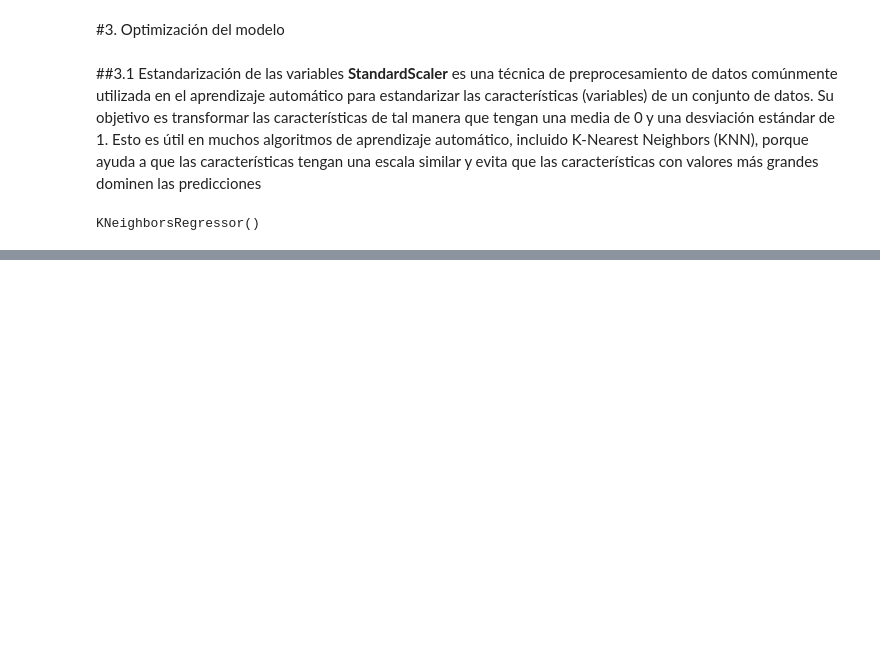
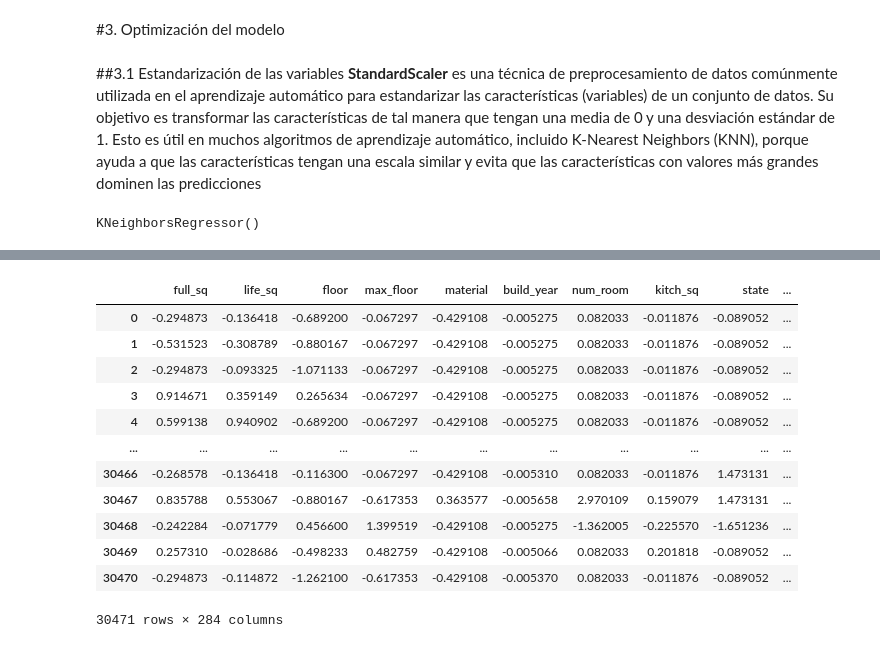
Before and after one commit to jadercaro/Mercado-inmobiliario-ruso-de-Sberbank, a Jupyter notebook: 03_Modelo_KNN.ipynb, the cells around one changed output, grey strips where cells are left out. Drawn from its saved outputs; the diff is of its cells as text; code cells hidden in the pictures; blank space fills up the shorter version.

```diff
--- a/03_Modelo_KNN.ipynb
+++ b/03_Modelo_KNN.ipynb
@@ -104,0 +137,38 @@ MAE: 2417394.1506957207
+# %%
+correlation_matrix = df.corr()
+
+# Crear un DataFrame para almacenar las variables seleccionadas
+selected_variables = pd.DataFrame()
+
+# Iterar sobre las columnas de la matriz de correlación
+for column in df.columns:
+    # Filtrar las variables con correlación mayor al 70%
+    correlated_variables = correlation_matrix[column][(correlation_matrix[column] > 0.6) & (correlation_matrix[column] < 1)].index.tolist()
+
+    # Si hay variables correlacionadas, seleccionar la que tiene mayor correlación con 'price_doc'
+    if correlated_variables:
+        max_corr_variable = max(correlated_variables, key=lambda x: abs(correlation_matrix['price_doc'][x]))
+        selected_variables[max_corr_variable] = df[max_corr_variable]
+    else:
+        # Si no hay variables correlacionadas, agregar la variable tal cual
+        selected_variables[column] = df[column]
+
+# Agregar la variable objetivo 'price_doc'
+selected_variables['price_doc'] = df['price_doc']
+
+# Ahora, 'selected_variables' contiene solo las variables deseadas.
+selected_variables
+# %% [output]
+|  | full_sq | life_sq | floor | max_floor | material | build_year | num_room | kitch_sq | state | ... |
+| 0 | -0.294873 | -0.136418 | -0.689200 | -0.067297 | -0.429108 | -0.005275 | 0.082033 | -0.011876 | -0.089052 | ... |
+| 1 | -0.531523 | -0.308789 | -0.880167 | -0.067297 | -0.429108 | -0.005275 | 0.082033 | -0.011876 | -0.089052 | ... |
+| 2 | -0.294873 | -0.093325 | -1.071133 | -0.067297 | -0.429108 | -0.005275 | 0.082033 | -0.011876 | -0.089052 | ... |
+| 3 | 0.914671 | 0.359149 | 0.265634 | -0.067297 | -0.429108 | -0.005275 | 0.082033 | -0.011876 | -0.089052 | ... |
+| 4 | 0.599138 | 0.940902 | -0.689200 | -0.067297 | -0.429108 | -0.005275 | 0.082033 | -0.011876 | -0.089052 | ... |
+| ... | ... | ... | ... | ... | ... | ... | ... | ... | ... | ... |
+| 30466 | -0.268578 | -0.136418 | -0.116300 | -0.067297 | -0.429108 | -0.005310 | 0.082033 | -0.011876 | 1.473131 | ... |
+| 30467 | 0.835788 | 0.553067 | -0.880167 | -0.617353 | 0.363577 | -0.005658 | 2.970109 | 0.159079 | 1.473131 | ... |
+| 30468 | -0.242284 | -0.071779 | 0.456600 | 1.399519 | -0.429108 | -0.005275 | -1.362005 | -0.225570 | -1.651236 | ... |
+| 30469 | 0.257310 | -0.028686 | -0.498233 | 0.482759 | -0.429108 | -0.005066 | 0.082033 | 0.201818 | -0.089052 | ... |
+| 30470 | -0.294873 | -0.114872 | -1.262100 | -0.617353 | -0.429108 | -0.005370 | 0.082033 | -0.011876 | -0.089052 | ... |
+30471 rows × 284 columns
```
Also changed, not shown: parts of 38 cells of this notebook.
